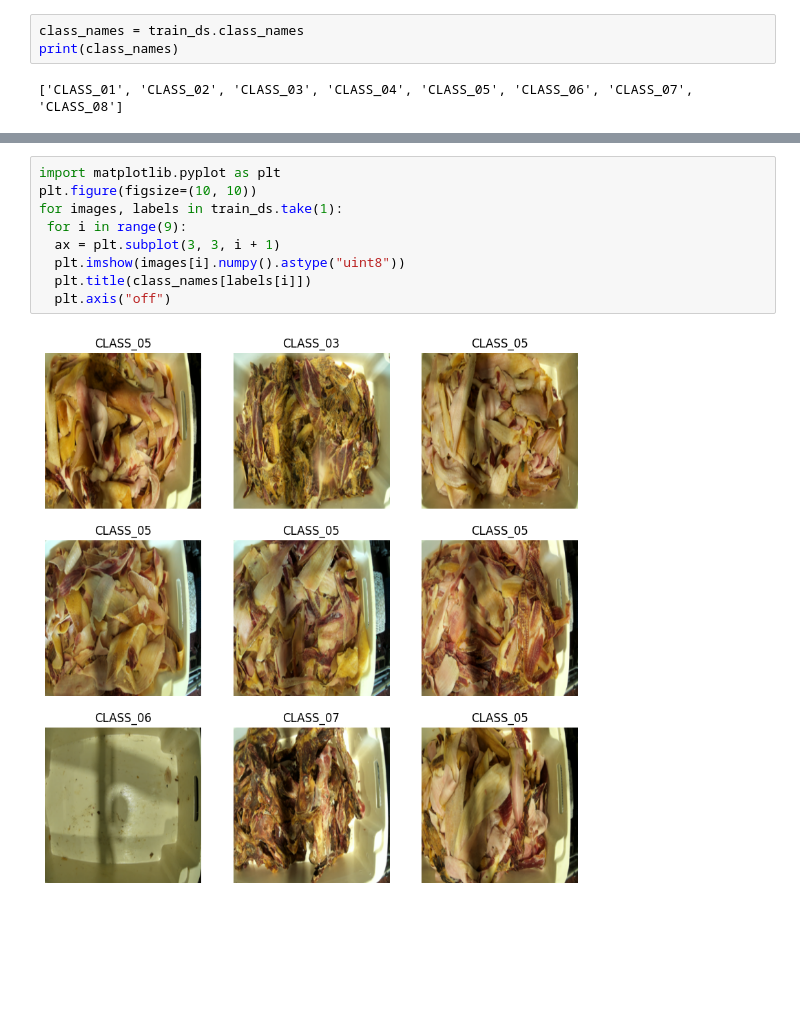
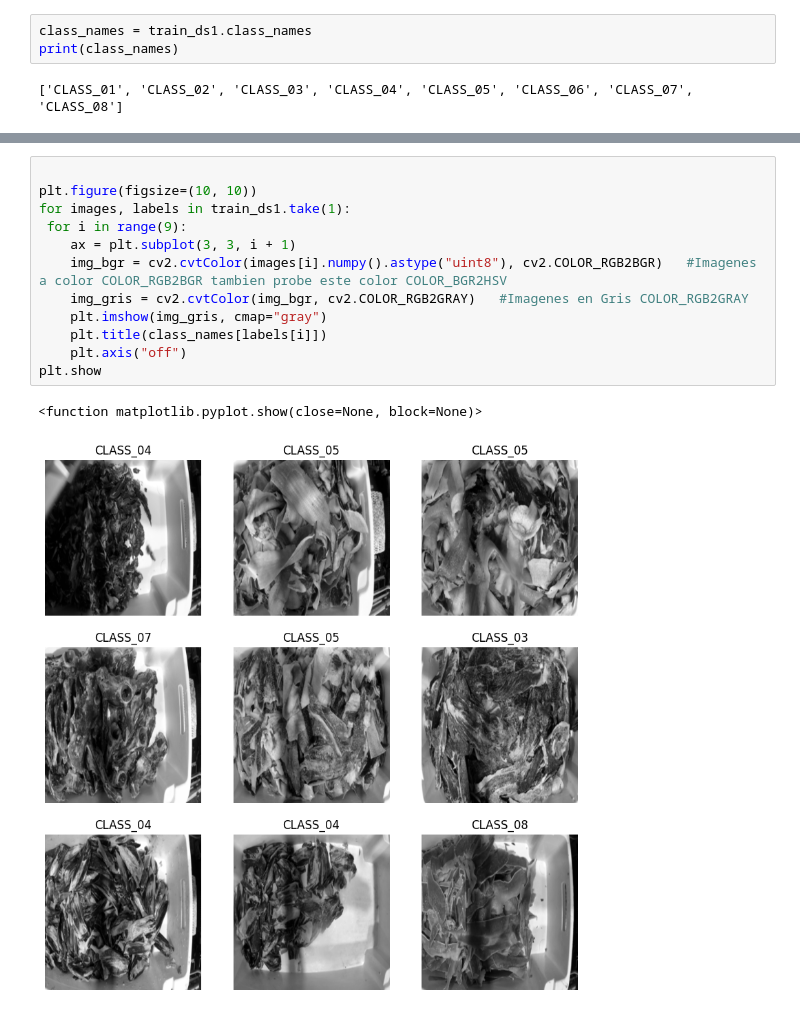
Before and after one commit to IApjibteligencia/EIG-PJ-EXAMEN-TDatos, a Jupyter notebook: ExamenCarneEigPJ.ipynb, the cells around one changed output, grey strips where cells are left out. Cells and saved outputs as stored; diff of their text form; blank space fills up the shorter version.

```diff
--- a/ExamenCarneEigPJ.ipynb
+++ b/ExamenCarneEigPJ.ipynb
@@ -43,5 +39,5 @@ Using 648 files for training.
 # %%
-class_names = train_ds.class_names
+class_names = train_ds1.class_names
 print(class_names)
 # %% [output]
 ['CLASS_01', 'CLASS_02', 'CLASS_03', 'CLASS_04', 'CLASS_05', 'CLASS_06', 'CLASS_07', 'CLASS_08']
@@ -56,14 +51,18 @@ print(class_names_train)
 # %% [output]
 ['CLASS_01', 'CLASS_02', 'CLASS_03', 'CLASS_04', 'CLASS_05', 'CLASS_06', 'CLASS_07', 'CLASS_08']
 # %%
-import matplotlib.pyplot as plt
+
 plt.figure(figsize=(10, 10))
-for images, labels in train_ds.take(1):
+for images, labels in train_ds1.take(1):
  for i in range(9):
-  ax = plt.subplot(3, 3, i + 1)
-  plt.imshow(images[i].numpy().astype("uint8"))
-  plt.title(class_names[labels[i]])
-  plt.axis("off")
+    ax = plt.subplot(3, 3, i + 1)
+    img_bgr = cv2.cvtColor(images[i].numpy().astype("uint8"), cv2.COLOR_RGB2BGR)   #Imagenes a color COLOR_RGB2BGR tambien probe este color COLOR_BGR2HSV
+    img_gris = cv2.cvtColor(img_bgr, cv2.COLOR_RGB2GRAY)   #Imagenes en Gris COLOR_RGB2GRAY
+    plt.imshow(img_gris, cmap="gray")
+    plt.title(class_names[labels[i]])
+    plt.axis("off")
+plt.show
 # %% [output]
+<function matplotlib.pyplot.show(close=None, block=None)>
-[figure, old version]
+[figure, new version]
 # %%
```
Also changed, not shown: parts of 17 cells of this notebook, 1 other file.
